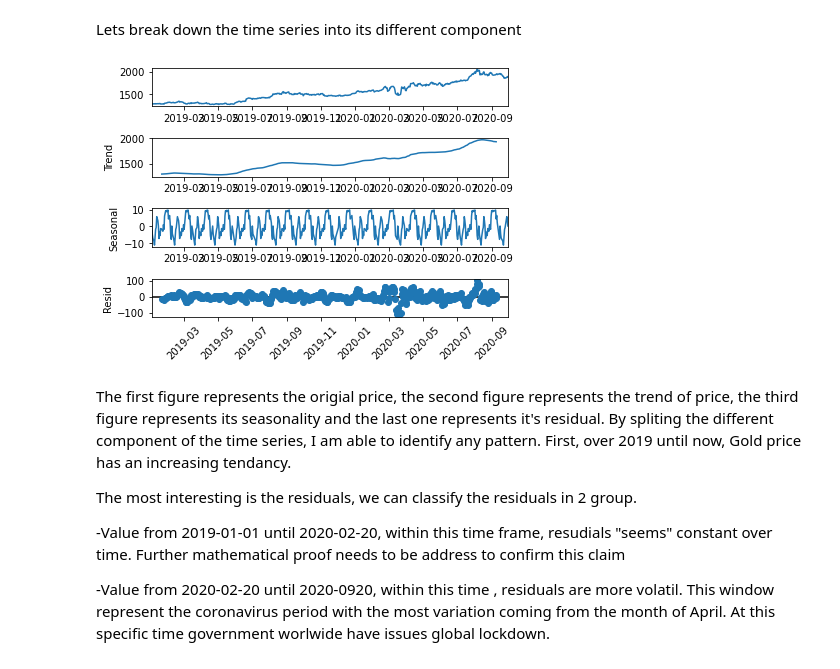
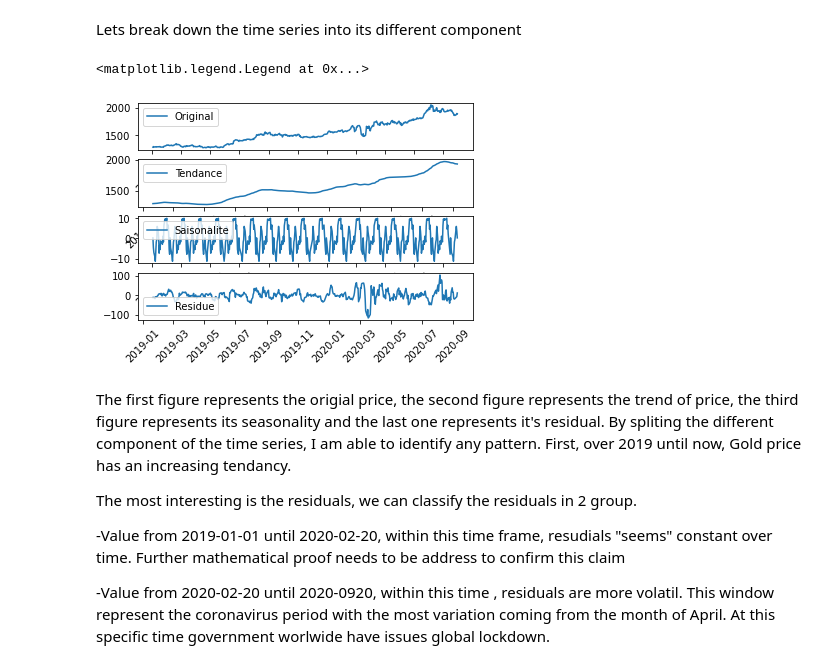
Before and after one commit to FranckNgN/Spot-prediction, a Jupyter notebook: report.ipynb, the cells around one changed output. Drawn from its saved outputs; the diff is of its cells as text; code cells hidden in the pictures.

```diff
--- a/report.ipynb
+++ b/report.ipynb
@@ -148,16 +144,35 @@ plt.xticks(rotation=45);
 [figure]
 # %% [markdown]
 Lets break down the time series into its different component
-# %%
-xauDecomposition = seasonal_decompose(xau, period=30)
-xauTrend = xauDecomposition.trend
-xauSeasonal = xauDecomposition.seasonal
-xauResidual = xauDecomposition.resid
-
-xauDecomposition.plot()
-plt.xticks(rotation=45);
-# %% [output]
-[figure, removed]
+# %%
+xauDecomposition = seasonal_decompose(xau, period=30)
+xauTrend = xauDecomposition.trend
+xauSeasonal = xauDecomposition.seasonal
+xauResidual = xauDecomposition.resid
+
+#xauDecomposition.plot()
+plt.subplot(411)
+plt.plot(xau,label="Original")
+plt.xticks(rotation=45);
+plt.legend(loc='best')
+plt.subplot(412)
+
+plt.plot(xauTrend,label="Tendance")
+plt.xticks(rotation=45);
+plt.legend(loc='best')
+plt.subplot(413)
+
+plt.plot(xauSeasonal,label="Saisonalite")
+plt.xticks(rotation=45);
+plt.legend(loc='best')
+plt.subplot(414)
+
+plt.plot(xauResidual,label="Residue")
+plt.xticks(rotation=45);
+plt.legend(loc='best')
+# %% [output]
+<matplotlib.legend.Legend at 0x...>
+[figure, added]
 # %% [markdown]
 The first figure represents the origial price, the second figure represents the trend of price, the third figure represents its seasonality and the last one represents it's residual. By spliting the different component of the time series, I am able to identify any pattern. First, over 2019 until now, Gold price has an increasing tendancy.
 
```
Also changed, not shown: parts of 1 cell of this notebook.
